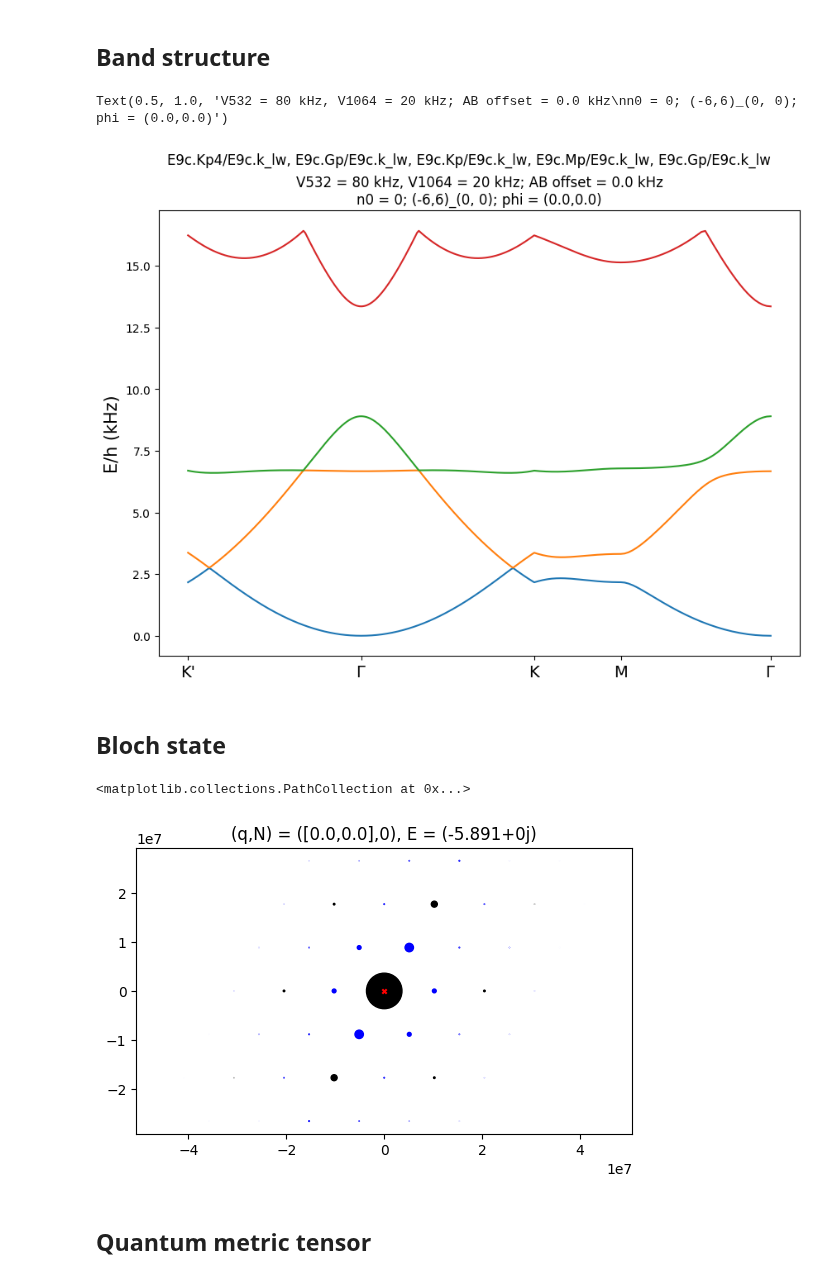
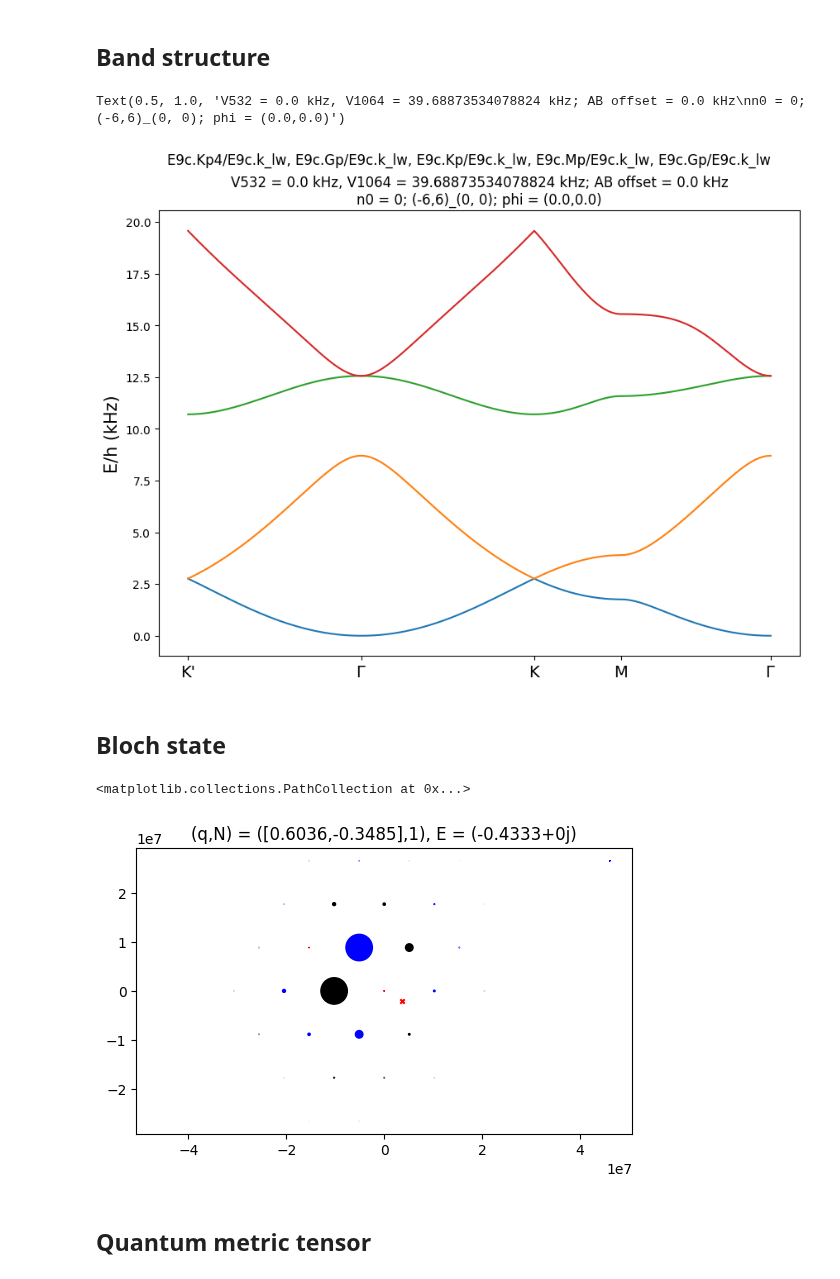
Before and after one commit to Shao-Wen-Chang/E9_constant, a Jupyter notebook: projects/general_plane_wave_expansion/band_structure.ipynb, the cells around one changed output. Cells and saved outputs as stored; diff of their text form; code cells hidden in the pictures.

Commit message:
bloch state calculations: i) use recoil energy instead of kHz for energy scale to unify K and Rb calculations; ii) small code reorganization

```diff
--- a/projects/general_plane_wave_expansion/band_structure.ipynb
+++ b/projects/general_plane_wave_expansion/band_structure.ipynb
@@ -41,9 +35,8 @@ Some functions might be less accurate.
 species = "K40" # "Rb87", "K40"
 
 # lattice parameters
-V532nom = 80            # in kHz (i.e. V_SI / hbar / 1e3 / 2pi), assuming that polarizability is accounted for correctly
-V1064nom = 20           # Note that setting this to 0 doesn't give you a proper band structure of 532 nm lattice, since you are now
-                        # considering too many plane waves that don't actually contribute.
+V1064Er = 9.            # 1064 lattice depth, in recoil energy
+V532Er = 0.             # 532 lattice depth, in recoil energy
 n0nom = 0               # peak density
 # The superlattice phase that determines the relative position between 1064 and 532 lattice
 # 532 lattice is fixed at 0, so changing the pase by pi for 1064 restores the original lattice
@@ -51,7 +44,7 @@ phi12, phi23 = 0., 0.
 # phi12, phi23 = np.pi*2/3, -np.pi*2/3    # decorated triangular lattice
 ABoffset1064nom = 0     # max 0.011585 * V1064nom / 9 / np.sqrt(3) for Rb
 B1_rel_int_1064 = 1     # relative intensity (field is sqrt of that) of 1064 B1
-B1_rel_int_532  = 0.03     # relative intensity (field is sqrt of that) of 532 B1
+B1_rel_int_532  = 1     # relative intensity (field is sqrt of that) of 532 B1
 B3_rel_int_1064 = 1     # relative intensity (field is sqrt of that) of 1064 B3
 B3_rel_int_532  = 1     # relative intensity (field is sqrt of that) of 532 B3
 
@@ -72,8 +65,12 @@ save_results = False
 # %%
 if species == "Rb87":
     all_units_dict = E9c.all_lat_unit_Rb87
+    Er_1064 = E9c.E_r1064_Rb87
+    Er_532 = E9c.E_r532_Rb87
 elif species == "K40":
     all_units_dict = E9c.all_lat_unit_K40
+    Er_1064 = E9c.E_r1064_K40
+    Er_532 = E9c.E_r532_K40
 else:
     raise ValueError("Unknown species: {}".format(species))
 m_unit = all_units_dict["m_unit"]
@@ -82,6 +79,9 @@ E_unit = all_units_dict["E_unit"]
 f_unit = all_units_dict["f_unit"]
 t_unit = all_units_dict["t_unit"]
 
+V532nom = V532Er * Er_532 / E9c.hnobar / 1e3       # in kHz (i.e. V_SI / hbar / 1e3 / 2pi), assuming that polarizability is accounted for correctly
+V1064nom = V1064Er * Er_1064  / E9c.hnobar / 1e3   # Note that setting this to 0 doesn't give you a proper band structure of 532 nm lattice, since you are now
+                                # considering too many plane waves that don't actually contribute.
 V532 = 2 * np.pi * V532nom * 1e3 / f_unit   # 2 * np.pi because I have f = E/hbar instead of E/h as normally defined
 V1064 = 2 * np.pi * V1064nom * 1e3 / f_unit
 ABoffset1064 = 2 * np.pi * ABoffset1064nom * 1e3 / f_unit
@@ -240,17 +240,18 @@ elif qverts_type == 2:
 
 ax_E.set_title('V532 = {} kHz, V1064 = {} kHz; AB offset = {:.4} kHz\nn0 = {}; (-{},{})_{}; phi = ({:.4},{:.4})'.format(V532nom, V1064nom, float(ABoffset1064nom), n0nom, num, num, k_center, phi12, phi23))
 # %% [output]
-Text(0.5, 1.0, 'V532 = 80 kHz, V1064 = 20 kHz; AB offset = 0.0 kHz\nn0 = 0; (-6,6)_(0, 0); phi = (0.0,0.0)')
+Text(0.5, 1.0, 'V532 = 0.0 kHz, V1064 = 39.68873534078824 kHz; AB offset = 0.0 kHz\nn0 = 0; (-6,6)_(0, 0); phi = (0.0,0.0)')
-[figure, old version]
+[figure, new version]
 # %% [markdown]
 ## Bloch state
 # %%
 fig_ToF = plt.figure()
 ax_ToF = fig_ToF.add_subplot(111)
-bsc.ToFSubplot(ax_ToF, bsc.FindInStateList(e_states_ni[0], E9c.Gp, 0.))
+# bsc.ToFSubplot(ax_ToF, bsc.FindInStateList(e_states_ni[1], E9c.Kp*0.5, 1))
+bsc.ToFSubplot(ax_ToF, e_states_ni[1][30])
 # %% [output]
 <matplotlib.collections.PathCollection at 0x...>
-[figure, old version]
+[figure, new version]
 # %% [markdown]
 ## Quantum metric tensor
 # %%
```
Also changed, not shown: parts of 3 cells of this notebook, 4 other files.
